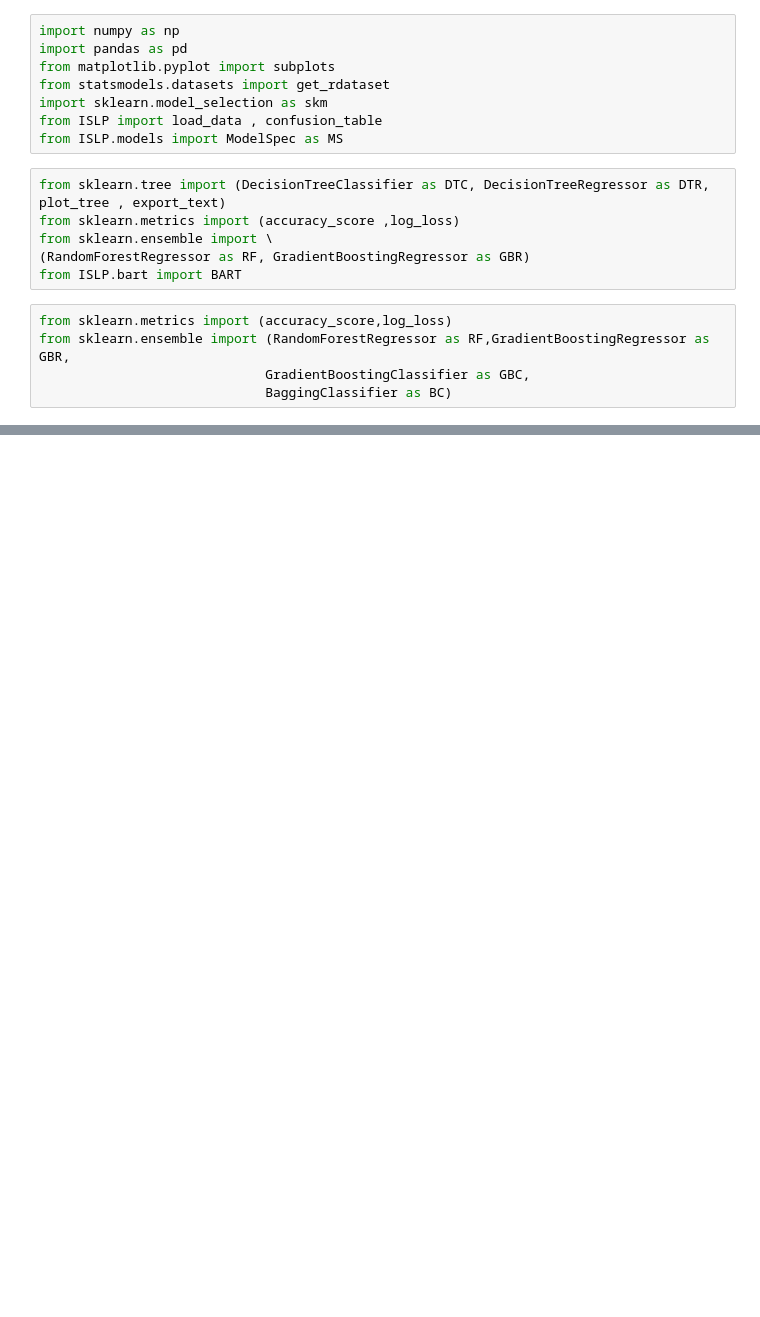
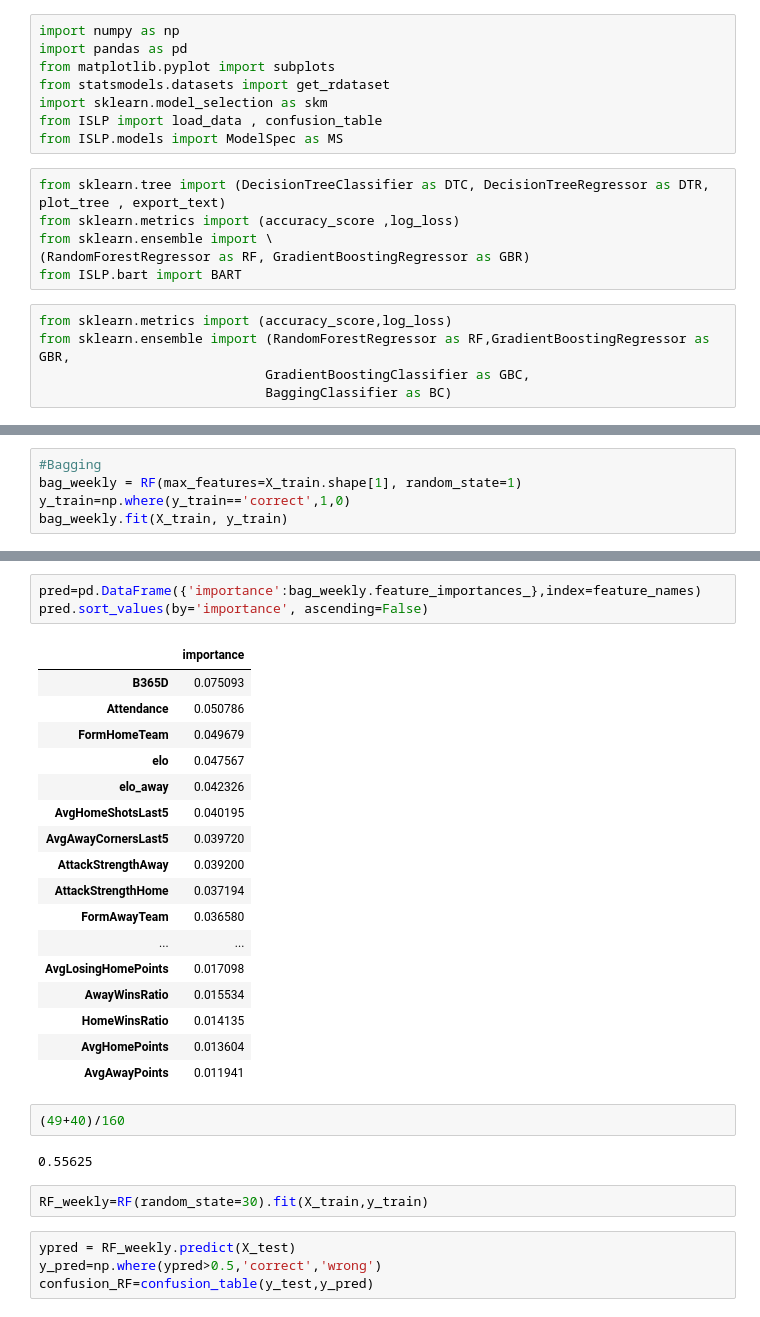
Before and after one commit to hellum55/Data-Science-Project, a Jupyter notebook: data_science_project/Beat the bookies/Boosting.ipynb, the cells around one changed output, grey strips where cells are left out. Saved outputs shown, nothing was run; the diff lists cells and outputs as text; blank space fills up the shorter version.

```diff
--- a/data_science_project/Beat the bookies/Boosting.ipynb
+++ b/data_science_project/Beat the bookies/Boosting.ipynb
@@ -54,0 +71,5 @@ confusion_boost
+# %%
+#Bagging
+bag_weekly = RF(max_features=X_train.shape[1], random_state=1)
+y_train=np.where(y_train=='correct',1,0)
+bag_weekly.fit(X_train, y_train)
@@ -54,0 +89,31 @@ confusion_boost
+# %%
+pred=pd.DataFrame({'importance':bag_weekly.feature_importances_},index=feature_names)
+pred.sort_values(by='importance', ascending=False)
+# %% [output]
+|  | importance |
+| B365D | 0.075093 |
+| Attendance | 0.050786 |
+| FormHomeTeam | 0.049679 |
+| elo | 0.047567 |
+| elo_away | 0.042326 |
+| AvgHomeShotsLast5 | 0.040195 |
+| AvgAwayCornersLast5 | 0.039720 |
+| AttackStrengthAway | 0.039200 |
+| AttackStrengthHome | 0.037194 |
+| FormAwayTeam | 0.036580 |
+| ... | ... |
+| AvgLosingHomePoints | 0.017098 |
+| AwayWinsRatio | 0.015534 |
+| HomeWinsRatio | 0.014135 |
+| AvgHomePoints | 0.013604 |
+| AvgAwayPoints | 0.011941 |
+# %%
+(49+40)/160
+# %% [output]
+0.55625
+# %%
+RF_weekly=RF(random_state=30).fit(X_train,y_train)
+# %%
+ypred = RF_weekly.predict(X_test)
+y_pred=np.where(ypred>0.5,'correct','wrong')
+confusion_RF=confusion_table(y_test,y_pred)
```
Also changed, not shown: parts of 19 cells of this notebook, 6 other files.
